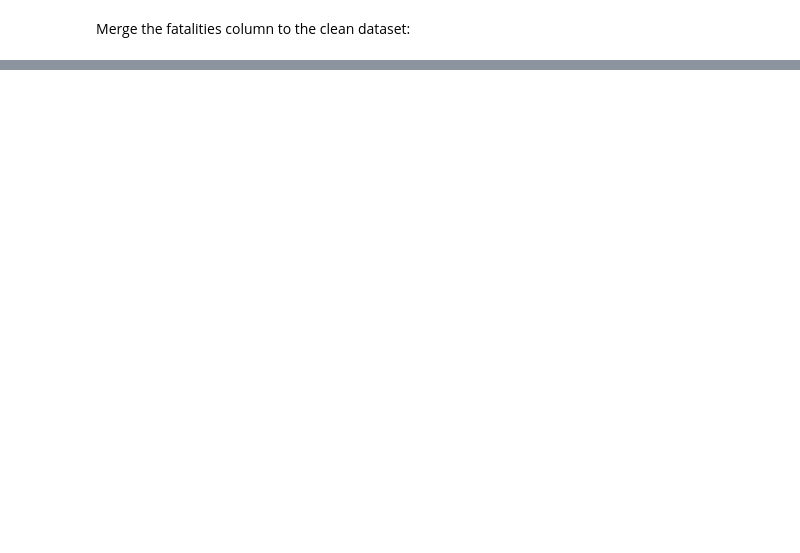
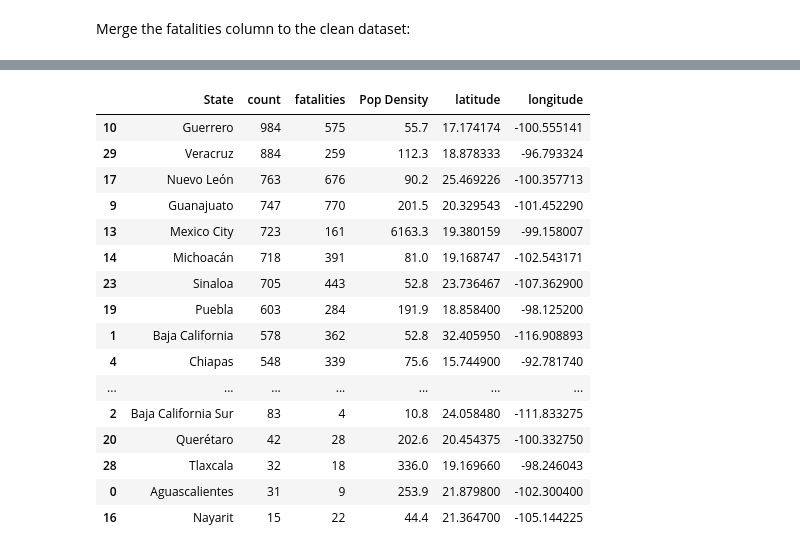
Before and after one commit to fmichielli/Book, a Jupyter notebook: Project_3.ipynb, the cells around one changed output, grey strips where cells are left out. Drawn from its saved outputs; the diff is of its cells as text; code cells hidden in the pictures; blank space fills up the shorter version.

```diff
--- a/Project_3.ipynb
+++ b/Project_3.ipynb
@@ -463,0 +507,22 @@ mexico_ag
+# %%
+mexico_ag_sorted = mexico_ag.sort_values("count", ascending= False)
+# %%
+mexico_ag_sorted
+# %% [output]
+|  | State | count | fatalities | Pop Density | latitude | longitude |
+| 10 | Guerrero | 984 | 575 | 55.7 | 17.174174 | -100.555141 |
+| 29 | Veracruz | 884 | 259 | 112.3 | 18.878333 | -96.793324 |
+| 17 | Nuevo León | 763 | 676 | 90.2 | 25.469226 | -100.357713 |
+| 9 | Guanajuato | 747 | 770 | 201.5 | 20.329543 | -101.452290 |
+| 13 | Mexico City | 723 | 161 | 6163.3 | 19.380159 | -99.158007 |
+| 14 | Michoacán | 718 | 391 | 81.0 | 19.168747 | -102.543171 |
+| 23 | Sinaloa | 705 | 443 | 52.8 | 23.736467 | -107.362900 |
+| 19 | Puebla | 603 | 284 | 191.9 | 18.858400 | -98.125200 |
+| 1 | Baja California | 578 | 362 | 52.8 | 32.405950 | -116.908893 |
+| 4 | Chiapas | 548 | 339 | 75.6 | 15.744900 | -92.781740 |
+| ... | ... | ... | ... | ... | ... | ... |
+| 2 | Baja California Sur | 83 | 4 | 10.8 | 24.058480 | -111.833275 |
+| 20 | Querétaro | 42 | 28 | 202.6 | 20.454375 | -100.332750 |
+| 28 | Tlaxcala | 32 | 18 | 336.0 | 19.169660 | -98.246043 |
+| 0 | Aguascalientes | 31 | 9 | 253.9 | 21.879800 | -102.300400 |
+| 16 | Nayarit | 15 | 22 | 44.4 | 21.364700 | -105.144225 |
```
Also changed, not shown: parts of 21 cells of this notebook.
